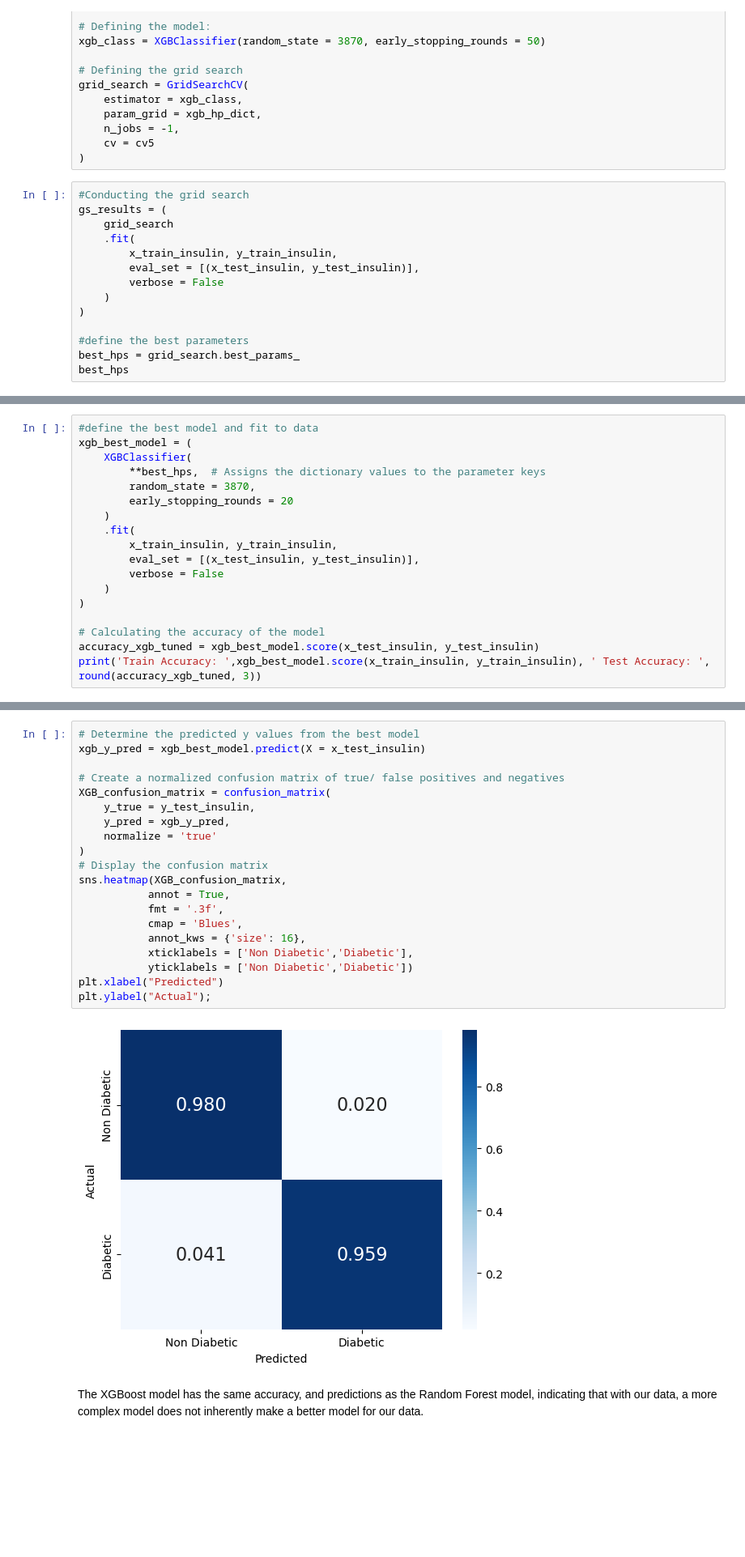
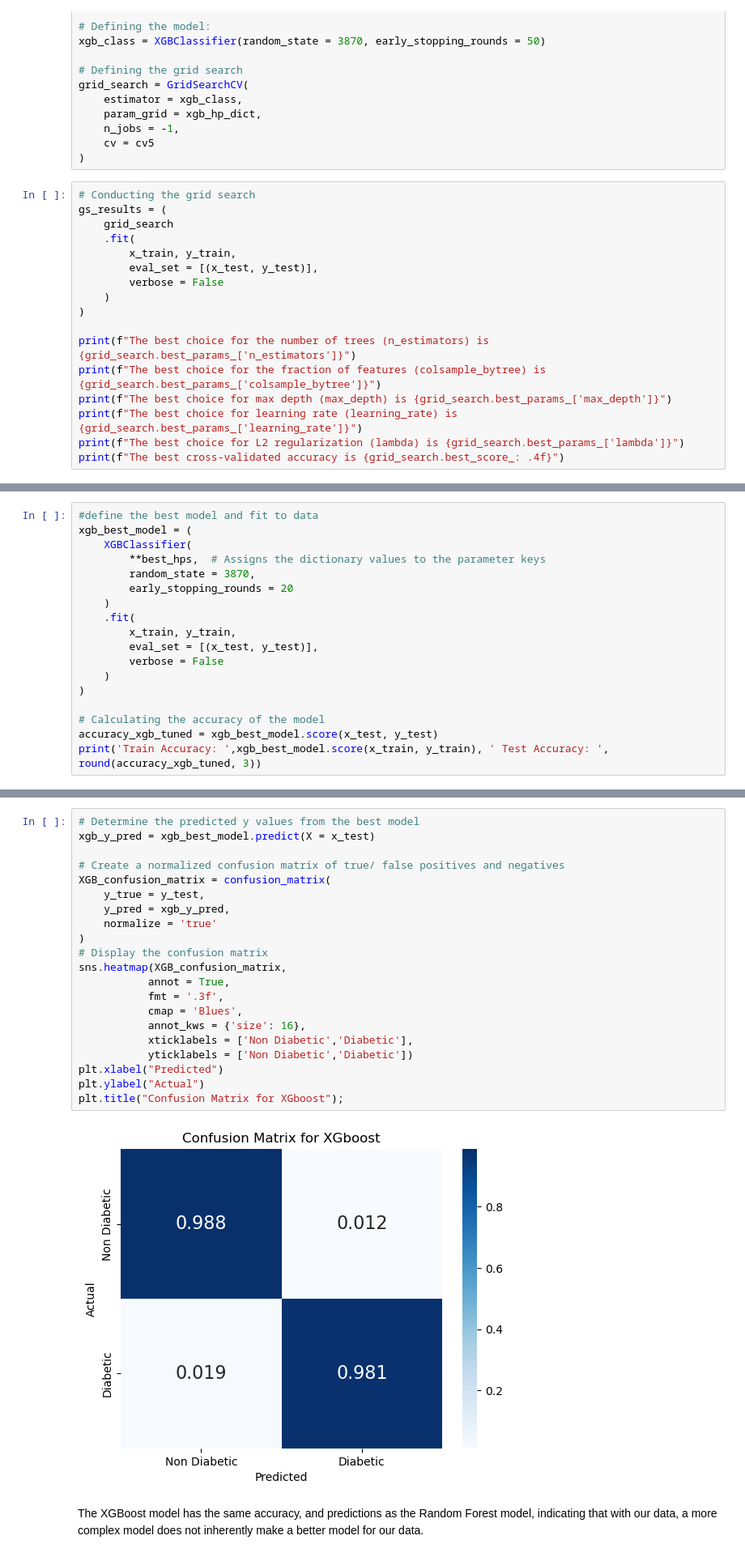
Before and after one commit to estasko/data_science_pinnacle, a Jupyter notebook: main.ipynb, the cells around one changed output, grey strips where cells are left out. Shown at 81% size. Cells and saved outputs as stored; diff of their text form; blank space fills up the shorter version.

```diff
--- a/main.ipynb
+++ b/main.ipynb
@@ -689,17 +683,20 @@ grid_search = GridSearchCV(
     cv = cv5
 )
 # %%
-#Conducting the grid search
+# Conducting the grid search
 gs_results = (
     grid_search
     .fit(
-        x_train_insulin, y_train_insulin,
-        eval_set = [(x_test_insulin, y_test_insulin)],
+        x_train, y_train,
+        eval_set = [(x_test, y_test)],
         verbose = False
     )
 )
 
-#define the best parameters
-best_hps = grid_search.best_params_
-best_hps
+print(f"The best choice for the number of trees (n_estimators) is {grid_search.best_params_['n_estimators']}")
+print(f"The best choice for the fraction of features (colsample_bytree) is {grid_search.best_params_['colsample_bytree']}")
+print(f"The best choice for max depth (max_depth) is {grid_search.best_params_['max_depth']}")
+print(f"The best choice for learning rate (learning_rate) is {grid_search.best_params_['learning_rate']}")
+print(f"The best choice for L2 regularization (lambda) is {grid_search.best_params_['lambda']}")
+print(f"The best cross-validated accuracy is {grid_search.best_score_: .4f}")
 # %% [output]
@@ -720,13 +717,13 @@ xgb_best_model = (
         early_stopping_rounds = 20
     )
     .fit(
-        x_train_insulin, y_train_insulin,
-        eval_set = [(x_test_insulin, y_test_insulin)],
+        x_train, y_train,
+        eval_set = [(x_test, y_test)],
         verbose = False
     )
 )
 
 # Calculating the accuracy of the model
-accuracy_xgb_tuned = xgb_best_model.score(x_test_insulin, y_test_insulin)
-print('Train Accuracy: ',xgb_best_model.score(x_train_insulin, y_train_insulin), ' Test Accuracy: ', round(accuracy_xgb_tuned, 3))
+accuracy_xgb_tuned = xgb_best_model.score(x_test, y_test)
+print('Train Accuracy: ',xgb_best_model.score(x_train, y_train), ' Test Accuracy: ', round(accuracy_xgb_tuned, 3))
 # %% [output]
@@ -737,26 +734,27 @@ Again, as expected, the accuracy of the XGBoost model on the training data is 1.
 To further determine the quality of the model we will make another confusion matrix.
 # %%
 # Determine the predicted y values from the best model
-xgb_y_pred = xgb_best_model.predict(X = x_test_insulin)
+xgb_y_pred = xgb_best_model.predict(X = x_test)
 
 # Create a normalized confusion matrix of true/ false positives and negatives
 XGB_confusion_matrix = confusion_matrix(
-    y_true = y_test_insulin,
+    y_true = y_test,
     y_pred = xgb_y_pred,
     normalize = 'true'
 )
 # Display the confusion matrix
 sns.heatmap(XGB_confusion_matrix,
            annot = True,
            fmt = '.3f',
            cmap = 'Blues',
            annot_kws = {'size': 16},
            xticklabels = ['Non Diabetic','Diabetic'],
            yticklabels = ['Non Diabetic','Diabetic'])
 plt.xlabel("Predicted")
-plt.ylabel("Actual");
+plt.ylabel("Actual")
+plt.title("Confusion Matrix for XGboost");
 # %% [output]
-[figure, old version]
+[figure, new version]
 # %% [markdown]
 The XGBoost model has the same accuracy, and predictions as the Random Forest model, indicating that with our data, a more complex model does not inherently make a better model for our data.
 # %%
```
Also changed, not shown: parts of 22 cells of this notebook.
